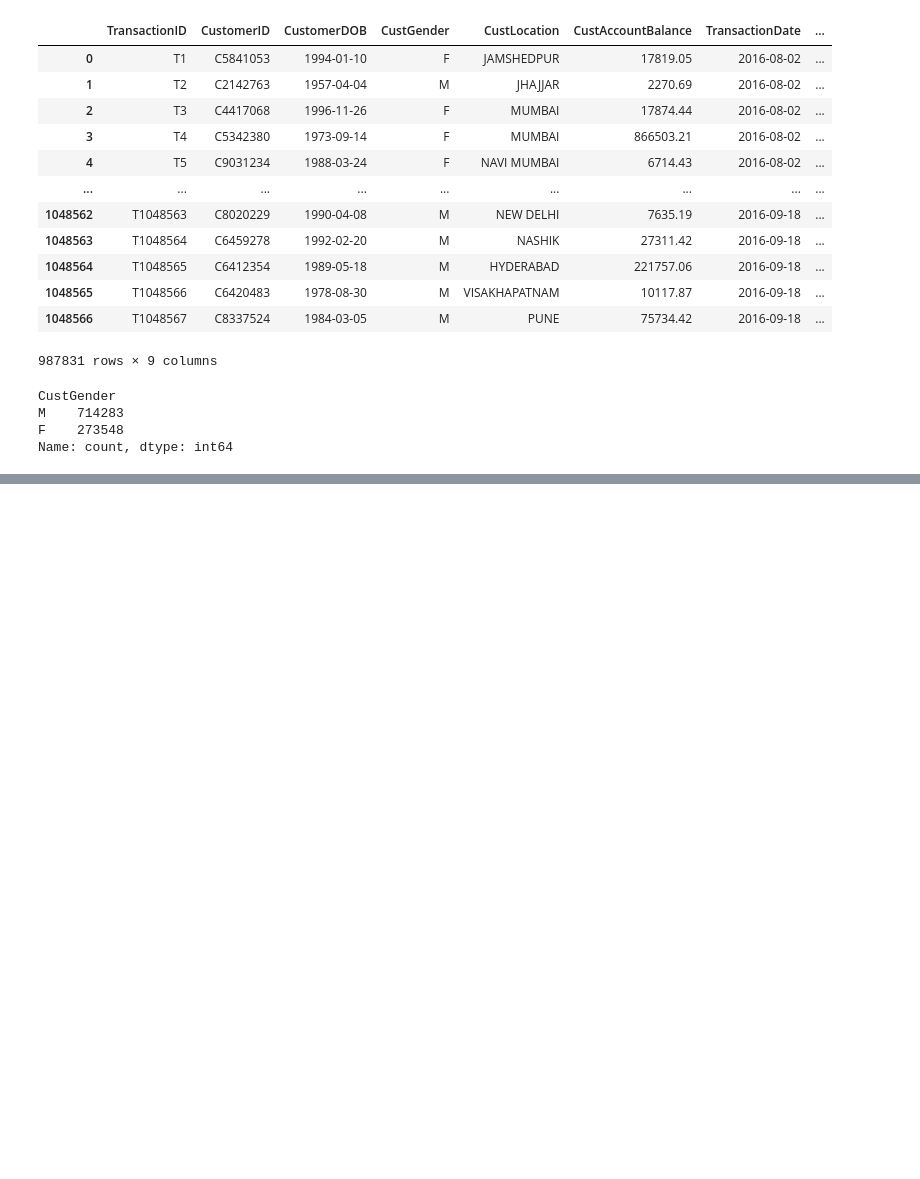
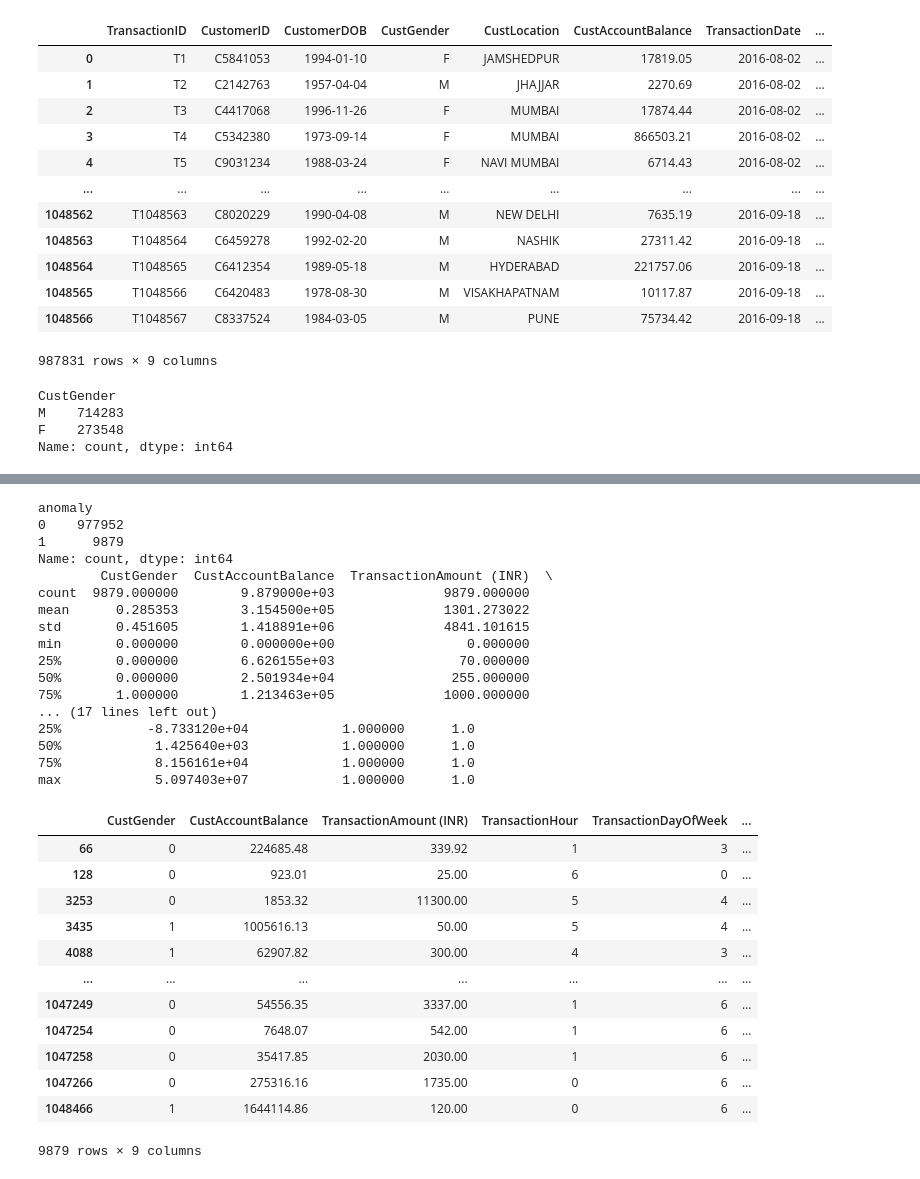
Before and after one commit to Azriy-Nazariee/DSAss, a Jupyter notebook: new_dataset/TT3L_Group8.ipynb, the cells around one changed output, grey strips where cells are left out. Saved outputs shown, nothing was run; the diff lists cells and outputs as text; code cells hidden in the pictures; blank space fills up the shorter version.

```diff
--- a/new_dataset/TT3L_Group8.ipynb
+++ b/new_dataset/TT3L_Group8.ipynb
@@ -136,0 +220,15 @@ Name: count, dtype: int64
+# %%
+# Feature Engineering
+df_copy['TransactionHour'] = df_copy['TransactionDateTime'].dt.hour
+df_copy['TransactionDayOfWeek'] = df_copy['TransactionDateTime'].dt.dayofweek
+df_copy['TransactionDayOfMonth'] = df_copy['TransactionDateTime'].dt.day
+df_copy['AccountBalanceChange'] = df_copy['CustAccountBalance'].diff().fillna(0)
+df_copy['IsNightTransaction'] = df_copy['TransactionHour'].apply(lambda x: 1 if x >= 0 and x <= 6 else 0)
+
+# Encoding categorical variables
+df_copy['CustGender'] = df_copy['CustGender'].map({'F': 0, 'M': 1})
+
+# Drop columns that are not needed for modeling
+df_copy = df_copy.drop(columns=['TransactionID', 'CustomerID', 'TransactionDate', 'TransactionTime', 'CustomerDOB', 'CustLocation', 'TransactionDateTime'])
+
+df
@@ -136,0 +249,21 @@ Name: count, dtype: int64
+# %%
+from sklearn.ensemble import IsolationForest
+
+# Define features
+X = df_copy.drop(columns=['CustAccountBalance', 'TransactionAmount (INR)'])
+
+# Initialize the Isolation Forest model
+model = IsolationForest(n_estimators=100, contamination=0.01, random_state=42)
+
+# Fit the model
+model.fit(X)
+
+# Predict anomalies
+df_copy['anomaly'] = model.predict(X)
+
+# Convert -1 to 1 for anomaly and 1 to 0 for normal
+df_copy['anomaly'] = df_copy['anomaly'].map({1: 0, -1: 1})
+
+# Display the anomalies
+anomalies = df_copy[df_copy['anomaly'] == 1]
+print(anomalies)
@@ -136,0 +288,39 @@ Name: count, dtype: int64
+# %%
+# Summary of anomalies
+print(df_copy['anomaly'].value_counts())
+
+# Analyze anomalies
+print(anomalies.describe())
+
+anomalies
+# %% [output]
+anomaly
+0    977952
+1      9879
+Name: count, dtype: int64
+        CustGender  CustAccountBalance  TransactionAmount (INR)  \
+count  9879.000000        9.879000e+03              9879.000000
+mean      0.285353        3.154500e+05              1301.273022
+std       0.451605        1.418891e+06              4841.101615
+min       0.000000        0.000000e+00                 0.000000
+25%       0.000000        6.626155e+03                70.000000
+50%       0.000000        2.501934e+04               255.000000
+75%       1.000000        1.213463e+05              1000.000000
+... (17 lines left out)
+25%           -8.733120e+04            1.000000      1.0
+50%            1.425640e+03            1.000000      1.0
+75%            8.156161e+04            1.000000      1.0
+max            5.097403e+07            1.000000      1.0
+|  | CustGender | CustAccountBalance | TransactionAmount (INR) | TransactionHour | TransactionDayOfWeek | ... |
+| 66 | 0 | 224685.48 | 339.92 | 1 | 3 | ... |
+| 128 | 0 | 923.01 | 25.00 | 6 | 0 | ... |
+| 3253 | 0 | 1853.32 | 11300.00 | 5 | 4 | ... |
+| 3435 | 1 | 1005616.13 | 50.00 | 5 | 4 | ... |
+| 4088 | 1 | 62907.82 | 300.00 | 4 | 3 | ... |
+| ... | ... | ... | ... | ... | ... | ... |
+| 1047249 | 0 | 54556.35 | 3337.00 | 1 | 6 | ... |
+| 1047254 | 0 | 7648.07 | 542.00 | 1 | 6 | ... |
+| 1047258 | 0 | 35417.85 | 2030.00 | 1 | 6 | ... |
+| 1047266 | 0 | 275316.16 | 1735.00 | 0 | 6 | ... |
+| 1048466 | 1 | 1644114.86 | 120.00 | 0 | 6 | ... |
+9879 rows × 9 columns
```
Also changed, not shown: parts of 8 cells of this notebook.
